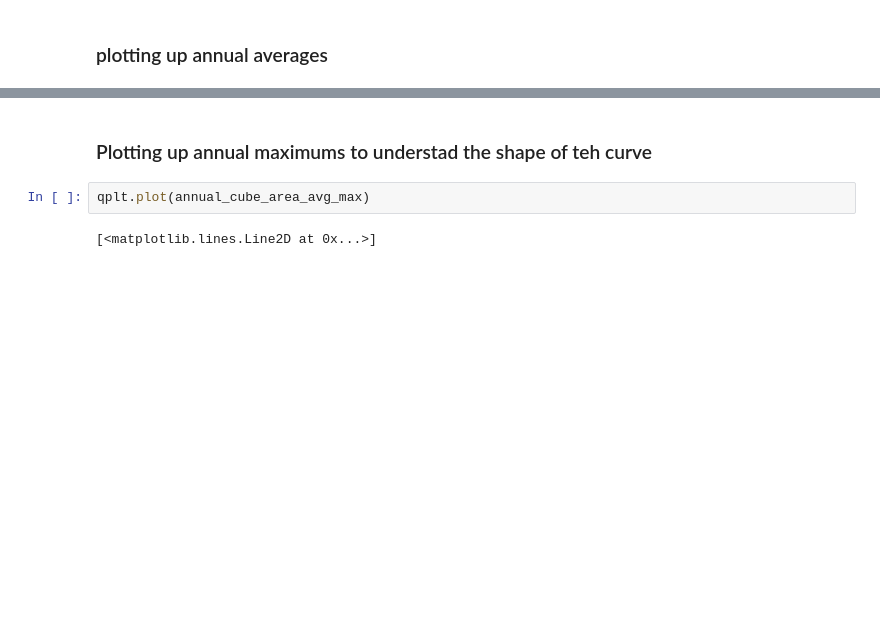
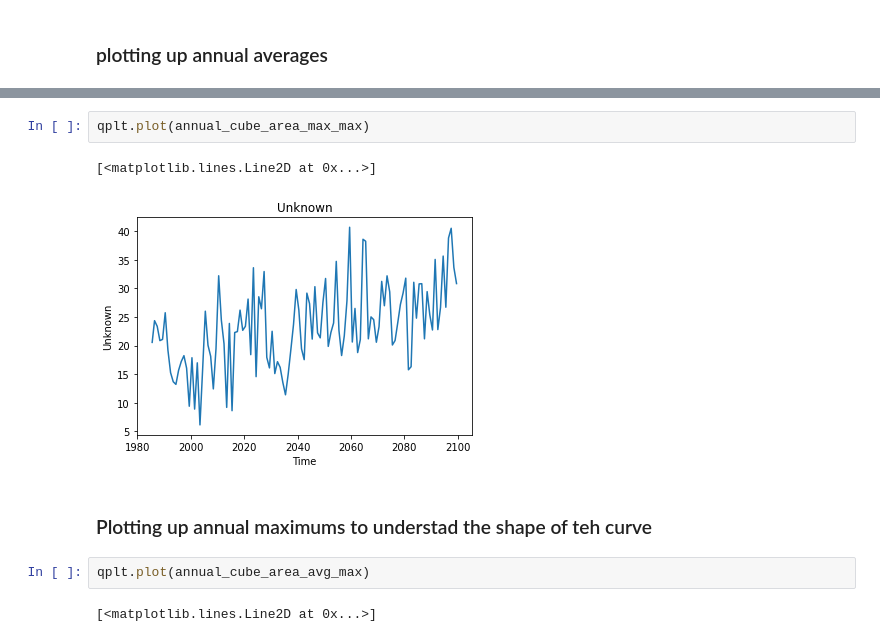
Before and after one commit to PaulHalloran/computeserv_jupyter, a Jupyter notebook: Callum_analysis_24June.ipynb, the cells around one changed output, grey strips where cells are left out. Saved outputs shown, nothing was run; the diff lists cells and outputs as text; blank space fills up the shorter version.

```diff
--- a/Callum_analysis_24June.ipynb
+++ b/Callum_analysis_24June.ipynb
@@ -165,3 +189,8 @@ annual_cube_area_avg_max = area_avg(annual_cube_MAX)
+# %%
+qplt.plot(annual_cube_area_max_max)
+# %% [output]
+[<matplotlib.lines.Line2D at 0x...>]
+[figure, added]
 # %% [markdown]
 ### Plotting up annual maximums to understad the shape of teh curve
 # %%
```
Also changed, not shown: parts of 14 cells of this notebook.
